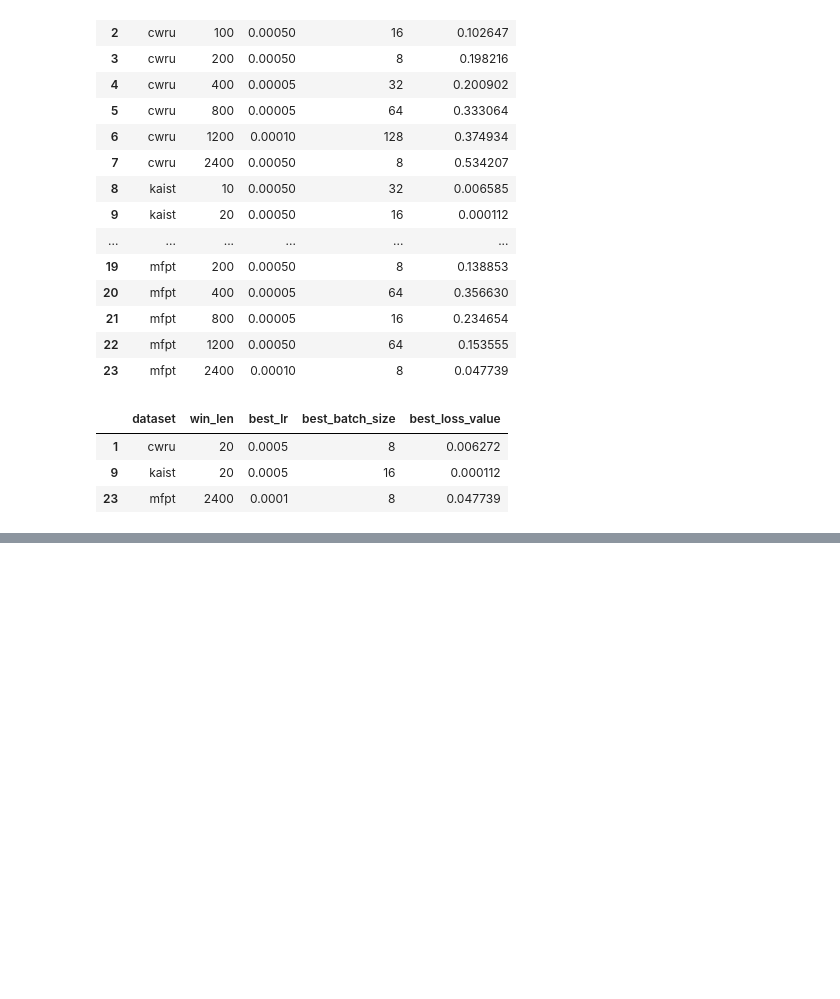
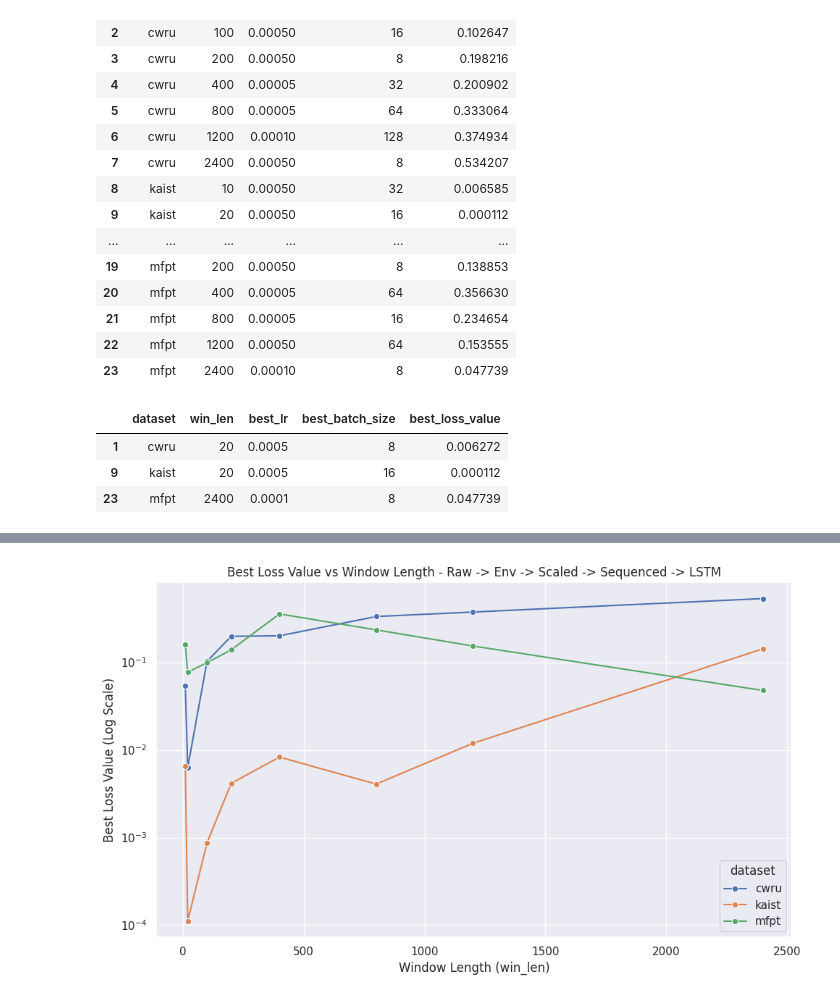
Before and after one commit to amirberenji1995/RepresentationCentricTL, a Jupyter notebook: experiments/lstm_win_analysis/results_checking.ipynb, the cells around one changed output, grey strips where cells are left out. Saved outputs shown, nothing was run; the diff lists cells and outputs as text; code cells hidden in the pictures; blank space fills up the shorter version.

```diff
--- a/experiments/lstm_win_analysis/results_checking.ipynb
+++ b/experiments/lstm_win_analysis/results_checking.ipynb
@@ -110,0 +152,5 @@ winners_df_raw_env
+# %%
+fig, _ = plot_best_loss(df_raw_env, "Raw -> Env -> Scaled -> Sequenced -> LSTM")
+plt.show()
+# %% [output]
+[figure, added]
```
Also changed, not shown: parts of 3 cells of this notebook.
